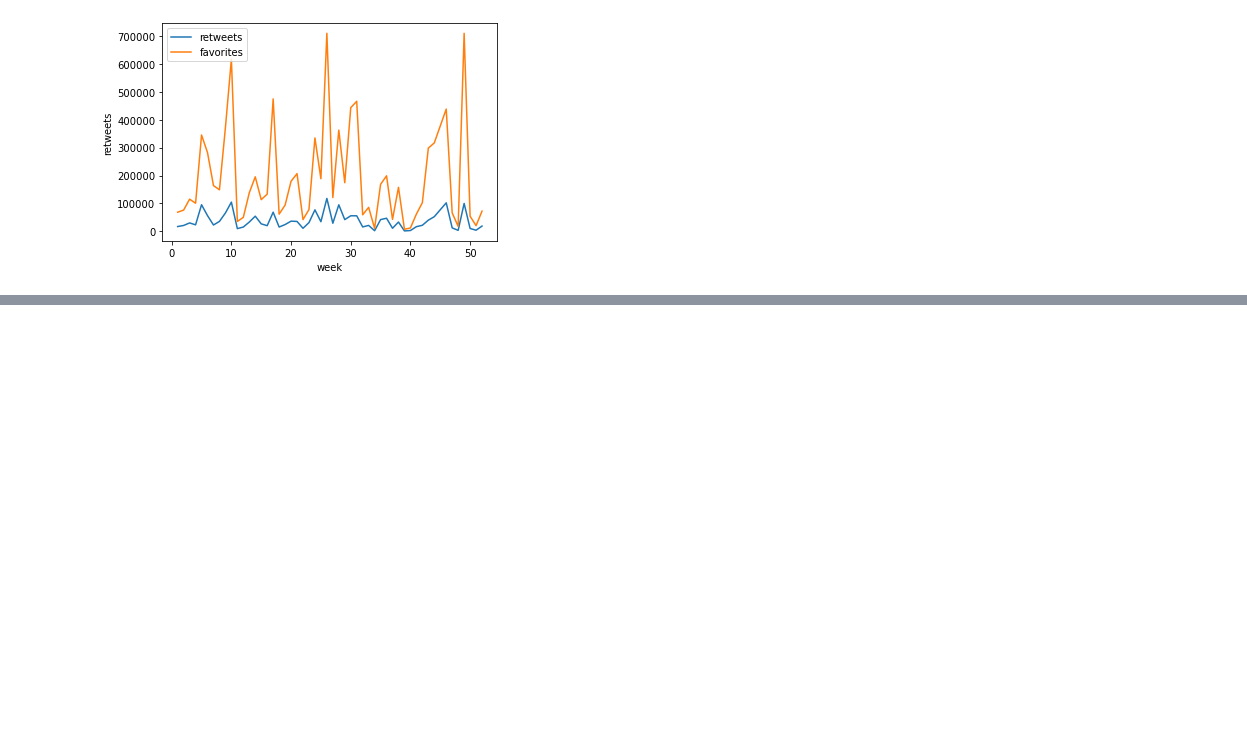
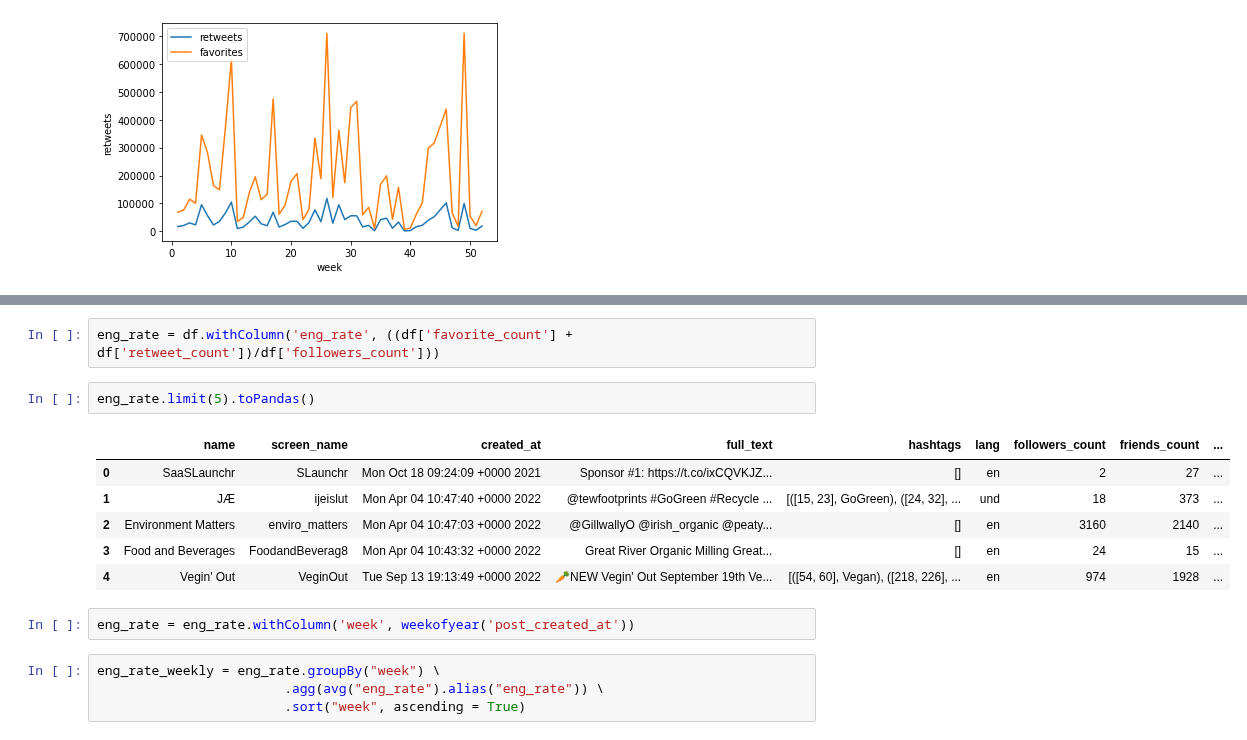
Before and after one commit to atyvaert/big-data, a Jupyter notebook: src/Exploration_Notebooks/Wouter_Exploration.ipynb, the cells around one changed output, grey strips where cells are left out. Cells and saved outputs as stored; diff of their text form; blank space fills up the shorter version.

```diff
--- a/src/Exploration_Notebooks/Wouter_Exploration.ipynb
+++ b/src/Exploration_Notebooks/Wouter_Exploration.ipynb
@@ -270,0 +314,17 @@ plt.show()
+# %%
+eng_rate = df.withColumn('eng_rate', ((df['favorite_count'] + df['retweet_count'])/df['followers_count']))
+# %%
+eng_rate.limit(5).toPandas()
+# %% [output]
+|  | name | screen_name | created_at | full_text | hashtags | lang | followers_count | friends_count | ... |
+| 0 | SaaSLaunchr | SLaunchr | Mon Oct 18 09:24:09 +0000 2021 | Sponsor #1: https://t.co/ixCQVKJZ... | [] | en | 2 | 27 | ... |
+| 1 | JÆ | ijeislut | Mon Apr 04 10:47:40 +0000 2022 | @tewfootprints #GoGreen #Recycle ... | [([15, 23], GoGreen), ([24, 32], ... | und | 18 | 373 | ... |
+| 2 | Environment Matters | enviro_matters | Mon Apr 04 10:47:03 +0000 2022 | @GillwallyO @irish_organic @peaty... | [] | en | 3160 | 2140 | ... |
+| 3 | Food and Beverages | FoodandBeverag8 | Mon Apr 04 10:43:32 +0000 2022 | Great River Organic Milling Great... | [] | en | 24 | 15 | ... |
+| 4 | Vegin' Out | VeginOut | Tue Sep 13 19:13:49 +0000 2022 | 🥕NEW Vegin' Out September 19th Ve... | [([54, 60], Vegan), ([218, 226], ... | en | 974 | 1928 | ... |
+# %%
+eng_rate = eng_rate.withColumn('week', weekofyear('post_created_at'))
+# %%
+eng_rate_weekly = eng_rate.groupBy("week") \
+                        .agg(avg("eng_rate").alias("eng_rate")) \
+                        .sort("week", ascending = True)
```
Also changed, not shown: parts of 16 cells of this notebook.
